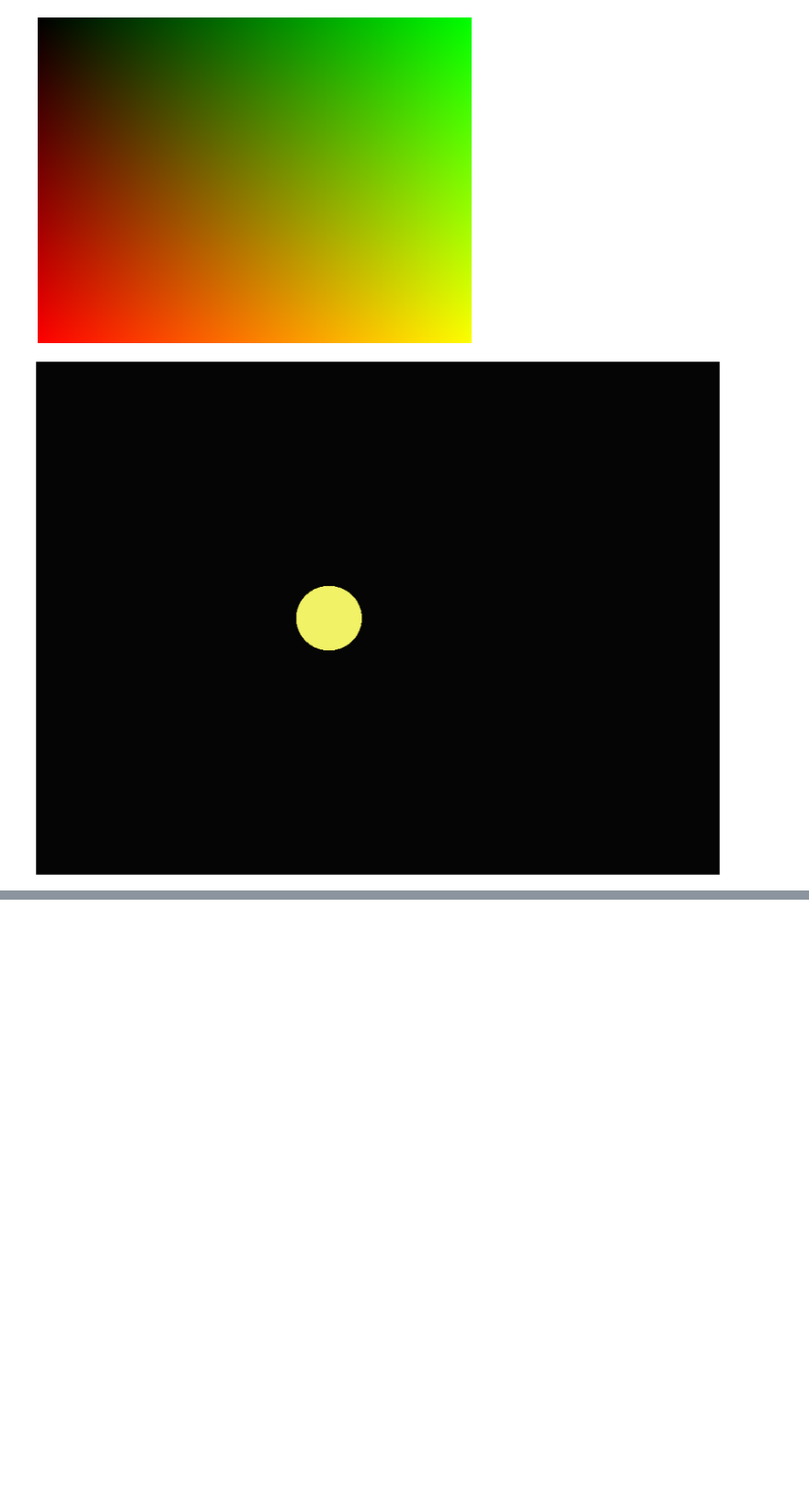
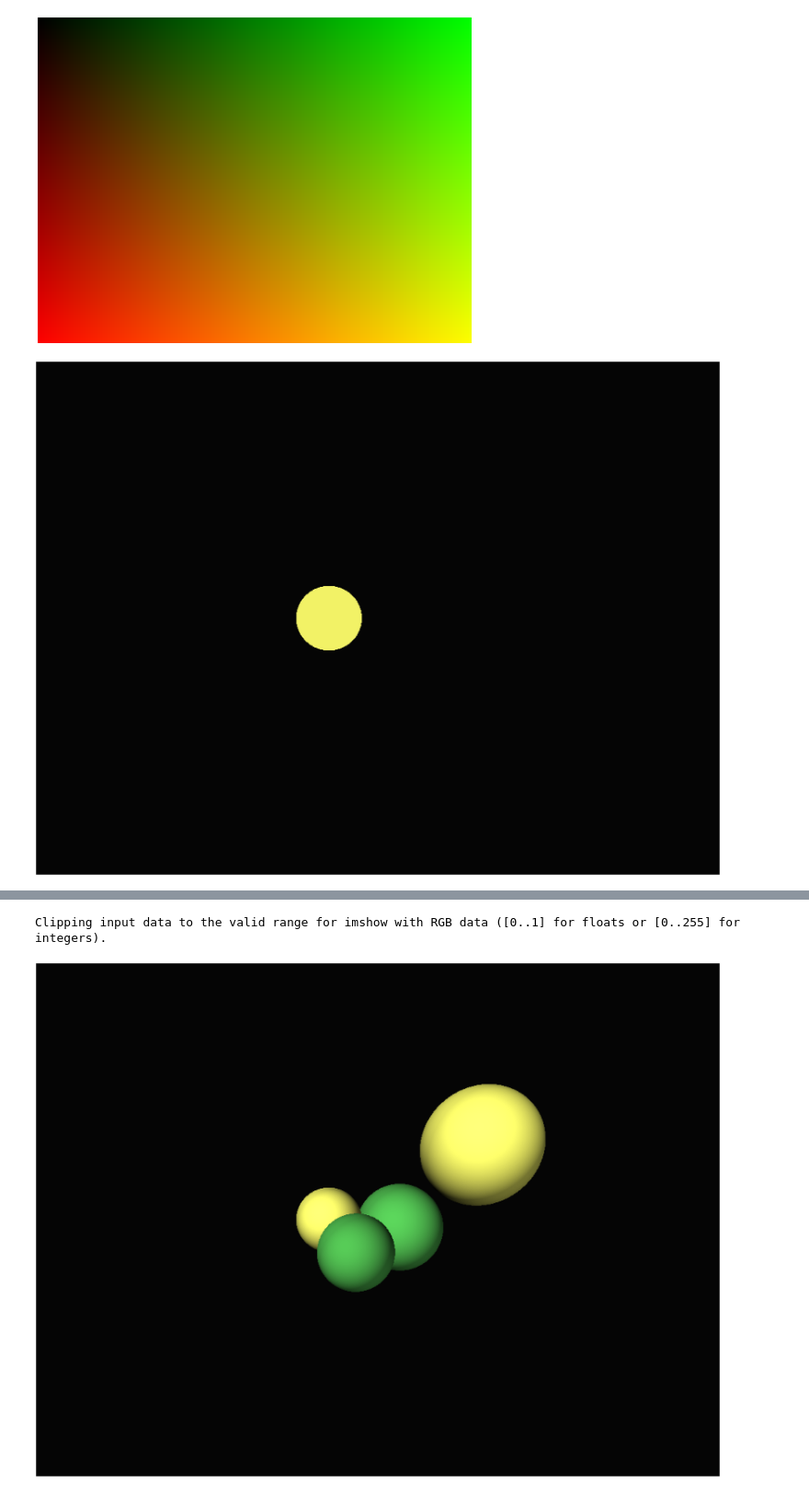
Before and after one commit to cwtmyd/learn-mojo, a Jupyter notebook: raytracing.ipynb, the cells around one changed output, grey strips where cells are left out. Shown: that part at 92% size. Drawn from its saved outputs; the diff is of its cells as text; code cells hidden in the pictures; blank space fills up the shorter version.

```diff
--- a/raytracing.ipynb
+++ b/raytracing.ipynb
@@ -387,0 +388,72 @@ expression failed to parse (no further compiler diagnostics)
+# %%
+from math import max
+
+fn scene_intersect(
+    orig: Vec3f,
+    dir: Vec3f,
+    spheres: DynamicVector[Sphere],
+    inout material: Material,
+    inout hit: Vec3f,
+    inout N: Vec3f,
+) -> Bool:
+    var spheres_dist = inf[DType.float32]()
+
+    for i in range(0, spheres.size):
+        var dist: Float32 = 0
+        if spheres[i].intersects(orig, dir, dist) and dist < spheres_dist:
+            spheres_dist = dist
+            hit = orig + dir * dist
+            N = (hit - spheres[i].center).normalize()
+            material = spheres[i].material
+
+    return (spheres_dist != inf[DType.float32]()).__bool__()
+
+fn cast_ray(
+    orig: Vec3f,
+    dir: Vec3f,
+    spheres: DynamicVector[Sphere],
+    lights: DynamicVector[Light],
+) -> Material:
+    var point = Vec3f.zero()
+    var material = Material(Vec3f.zero())
+    var N = Vec3f.zero()
+    if not scene_intersect(orig, dir, spheres, material, point, N):
+        return bg_color
+
+    var diffuse_light_intensity: Float32 = 0
+    for i in range(lights.size):
+        let light_dir = (lights[i].position - point).normalize()
+        diffuse_light_intensity += lights[i].intensity * max(0, light_dir @ N)
+
+    return material.color * diffuse_light_intensity
+
+fn create_image_with_spheres_and_lights(
+    spheres: DynamicVector[Sphere],
+    lights: DynamicVector[Light],
+    height: Int,
+    width: Int,
+) -> Image:
+    let image = Image(height, width)
+
+    @parameter
+    fn _process_row(row: Int):
+        let y = -((2.0 * row + 1) / height -1)
+        for col in range(width):
+            let x = ((2.0 * col + 1) / width -1) * width / height
+            let dir = Vec3f(x, y, -1).normalize()
+            image.set(
+                row, col, cast_ray(Vec3f.zero(), dir, spheres, lights).color
+            )
+
+    parallelize[_process_row](height)
+
+    return image
+
+let lights = DynamicVector[Light]()
+lights.push_back(Light(Vec3f(-20, 20, 20), 1.0))
+lights.push_back(Light(Vec3f(20, -20, 20), 0.5))
+
+render(create_image_with_spheres_and_lights(spheres, lights, H, W))
+# %% [output]
+Clipping input data to the valid range for imshow with RGB data ([0..1] for floats or [0..255] for integers).
+[figure, added]
```
Also changed, not shown: parts of 2 cells of this notebook, 2 other files.
